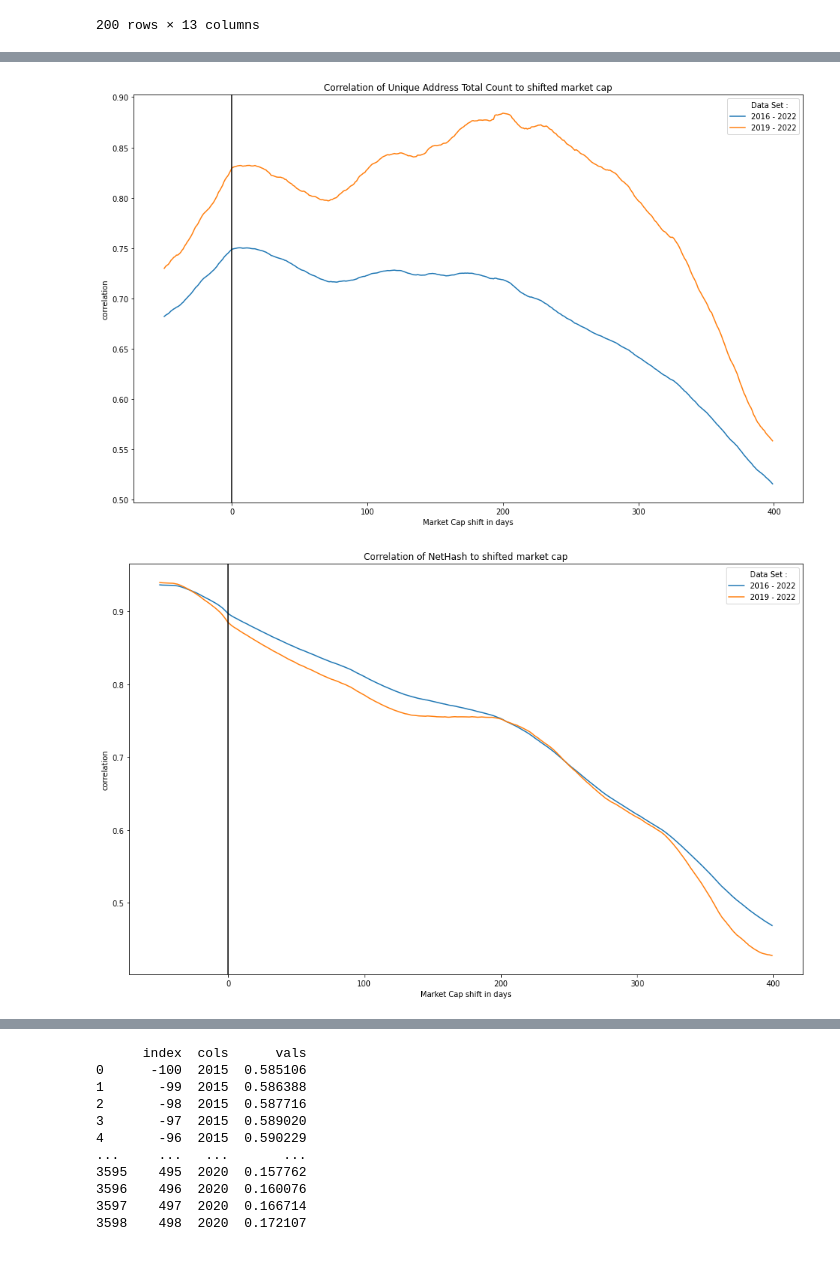
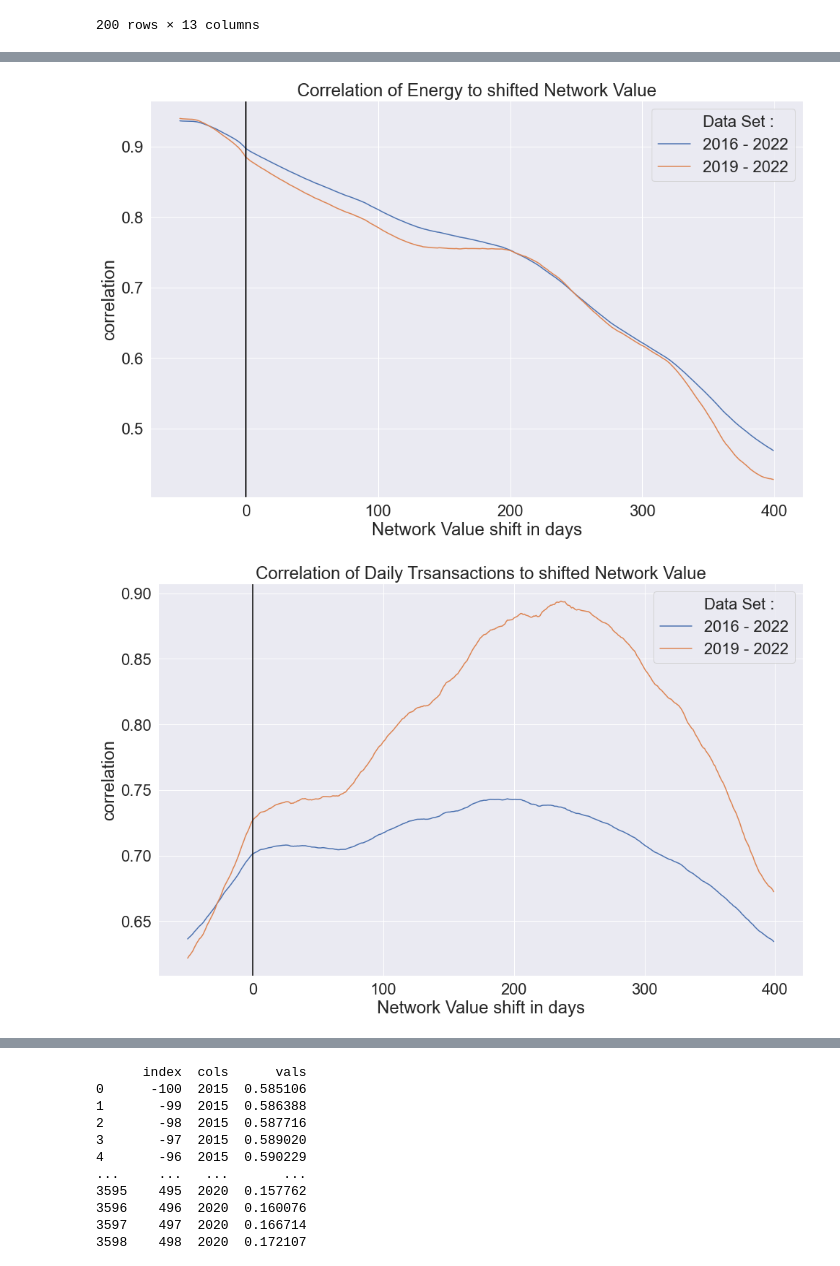
Before and after one commit to Plyeronn/DataScience, a Jupyter notebook: exploration.ipynb, the cells around one changed output, grey strips where cells are left out. Cells and saved outputs as stored; diff of their text form; code cells hidden in the pictures.

```diff
--- a/exploration.ipynb
+++ b/exploration.ipynb
@@ -199,6 +217,7 @@ import math
 metrics = ["Unique Address Total Count", "DailyTx", "Average Txn Fee (USD)", 'NetHash', "MarketCap", "newAddressCount"]
 
 for metric in metrics:
+    sns.set(font_scale = 2)
     fig, ax = plt.subplots(figsize=(16,10))
     ax.set(yscale="log")
     plot = sns.lineplot(data = frame[150:],ax=ax, x = "Date(UTC)", y = metric)
@@ -206,14 +225,14 @@ for metric in metrics:
     if (metric == "Unique Address Total Count"):
         plmetr = "Daily Unique Addresses"
     if (metric == "NetHash"):
-        plmetr = "Net Hash Rate [GH/s]"
+        plmetr = "Energy [GH/s]"
     if (metric == "MarketCap"):
-        plmetr = "MarketCap [$ Mio.]"
-    plot.set(xlabel="Time", ylabel=plmetr, title=plmetr + ' (log scale)' )
+        plmetr = "Network Value [$ Mio.]"
+    plot.set(xlabel="Date(UTC)", ylabel=plmetr, title=plmetr + ' (log scale)' )
     max = math.ceil(math.log10(frame[metric].max()))
     # print(max, frame[metric].min())
     min = math.ceil(math.log10(frame[metric].min()+0.001))
     for i in range(min, max):
         plot.axhline(10**i, color="black", linestyle="--",)
     name = 'metric_vs_time_log/' + str(metric)+'.png'
-    fig.savefig(name, transparent = False)
+    # fig.savefig(name, transparent = False)
@@ -256,7 +268,8 @@ target = target[target["Year"] > 2019]
 
 
 import math
-metrics = ["Unique Address Total Count", "DailyTx", "Average Txn Fee (USD)", 'NetHash', "newAddressCount"]
+# metrics = ["Unique Address Total Count", "DailyTx", "Average Txn Fee (USD)", 'NetHash', "newAddressCount"]
+metrics = ["DailyTx", 'NetHash']
 target = frame.copy()
 target["Year"] = target["Date(UTC)"].dt.year
 target = target[target["Year"] > 2016]
@@ -264,21 +277,24 @@ target = target[target["Year"] > 2016]
 for metric in metrics:
     fig, ax = plt.subplots(figsize=(16,10))
     ax.set(yscale="log", xscale="log")
-    sns.scatterplot(data = shift_((target),'MarketCap', 0), x = metric, y = "MarketCap", hue="Year", palette="pastel")
+    p = sns.scatterplot(data = shift_((target),'MarketCap', 0), x = metric, y = "MarketCap", hue="Year", palette="deep")
     # plot = sns.lineplot(data = frame[150:],ax=ax, x = "Date(UTC)", y = metric)
     plmetr = metric
     if (metric == "Unique Address Total Count"):
         plmetr = "Daily Unique Addresses"
     if (metric == "NetHash"):
-        plmetr = "Net Hash Rate [GH/s]"
-    if (metric == "MarketCap"):
-        plmetr = "MarketCap [$ Mio.]"
-    plot.set(xlabel=plmetr, ylabel= 'MarketCap', title=plmetr + ' vs MarketCap (log scale)' )
+        plmetr = "Energy [GH/s]"
+    if (metric == "DailyTx"):
+        plmetr = "Daily Transactions"
+    plot.set(xlabel=plmetr, ylabel= "Network Value [$ Mio.]", title=plmetr + ' vs Metwork Value (log scale)' )
+    p.set_ylabel("Network Value [$ Mio.]")
+    p.set_xlabel(plmetr)
+
     # max = math.ceil(math.log10(frame[metric].max()))
     # # print(max, frame[metric].min())
     # min = math.ceil(math.log10(frame[metric].min()+0.001))
     # for i in range(min, max):
     #     plot.axhline(10**i, color="black", linestyle="--",)
-    name = 'marketCap_vs_metric/' + 'MarketCap_vs_' + str(metric)+'_log.png'
-    #fig.savefig(name, transparent = False)
+    name = 'finals/' + 'MarketCap_vs_' + str(metric)+'_log.png'
+    fig.savefig(name, transparent = False)
 # %% [output]
@@ -290,32 +338,37 @@ for metric in metrics:
 # %%
 ss = -50
 se = 400
-metrics = ['Unique Address Total Count', 'NetHash', 'Average Txn Fee (USD)', 'DailyTx', 'newAddressCount']
+metrics = ['NetHash', 'DailyTx']
 # metrics = ['DailyTx']
 # for i in range(2015, 2021):
 for metric in metrics:
     dict = {}
     for j in range(0,2):
         n = 2016 + j*3
         condition = [n, 2022]
         d_name = str(n) + ' - 2022'
         # arr = corrDict(frame[:], 'MarketCap', (ss,se), condition)[metric].reset_index()
         dict[d_name] = corrDict(frame[:], 'MarketCap', (ss,se), condition)[metric]
     arr = pd.DataFrame.from_dict(dict)
     arr
 
     # name = 'shifted_marketcap/correlation_shifted_' + str(condition) + ' :' + str(ss) + ',' + str(se) + '.png'
     # fig.savefig(name, transparent = False)
 
     arr_m = arr.reset_index().melt('index', var_name = 'Data Set :', value_name = 'vals')
     fig, ax = plt.subplots(figsize=(16,10))
     plot = sns.lineplot(data = arr_m, x = 'index', y = 'vals',ax = ax, hue='Data Set :')
-
-    plot.set(xlabel='Market Cap shift in days', ylabel='correlation', title='Correlation of '+ metric +' to shifted market cap')
+    plmetric = metric
+    if (metric == 'DailyTx'):
+        plmetric = 'Daily Trsansactions'
+    if (metric == 'NetHash'):
+        plmetric = 'Energy'
+    plot.set(xlabel='Market Cap shift in days', ylabel='correlation', title='Correlation of '+ plmetric +' to shifted Network Value')
+    plot.set_xlabel('Network Value shift in days')
     plot.axvline(0, color= 'black')
 
-    name = 'shifted_marketcap/correlation_shifted_' + metric + '.png'
+    name = 'finals/correlation_shifted_' + metric + '.png'
     fig.savefig(name, transparent = False)
 # %% [output]
-[figure, old version]
+[figure, new version]
-[figure, old version]
+[figure, new version]
```
Also changed, not shown: parts of 10 cells of this notebook, 9 other files.
